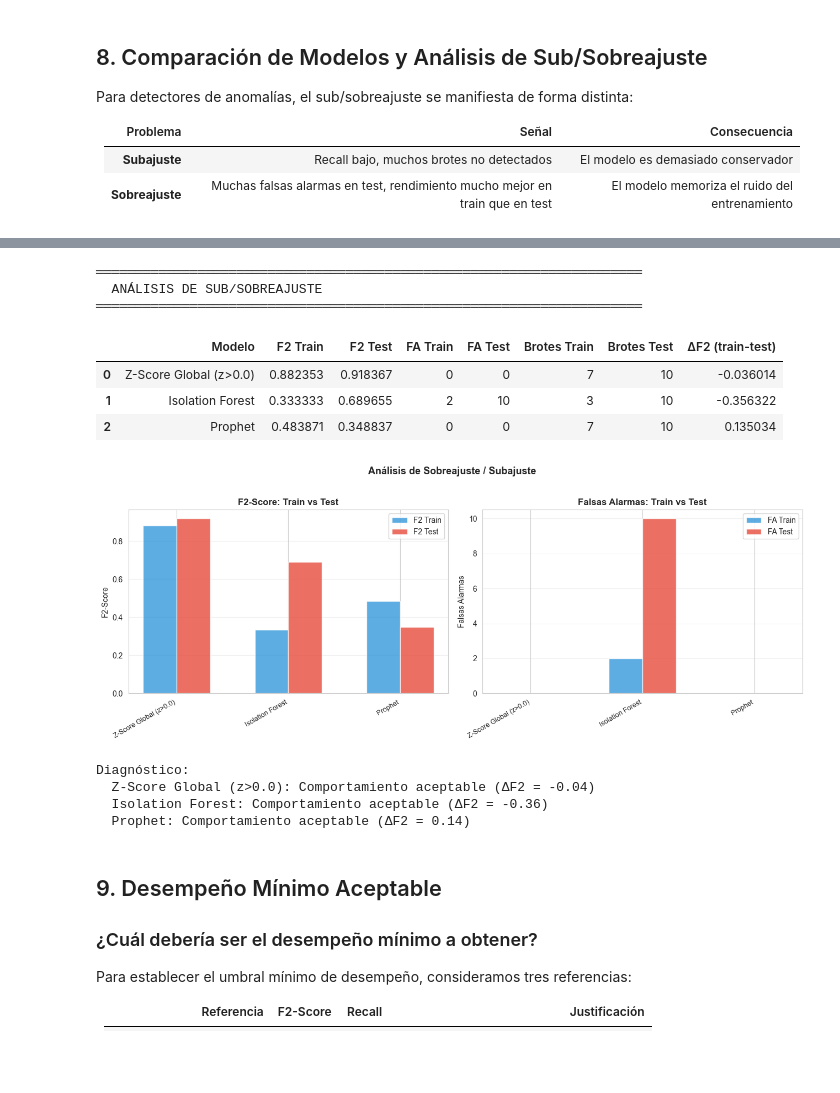
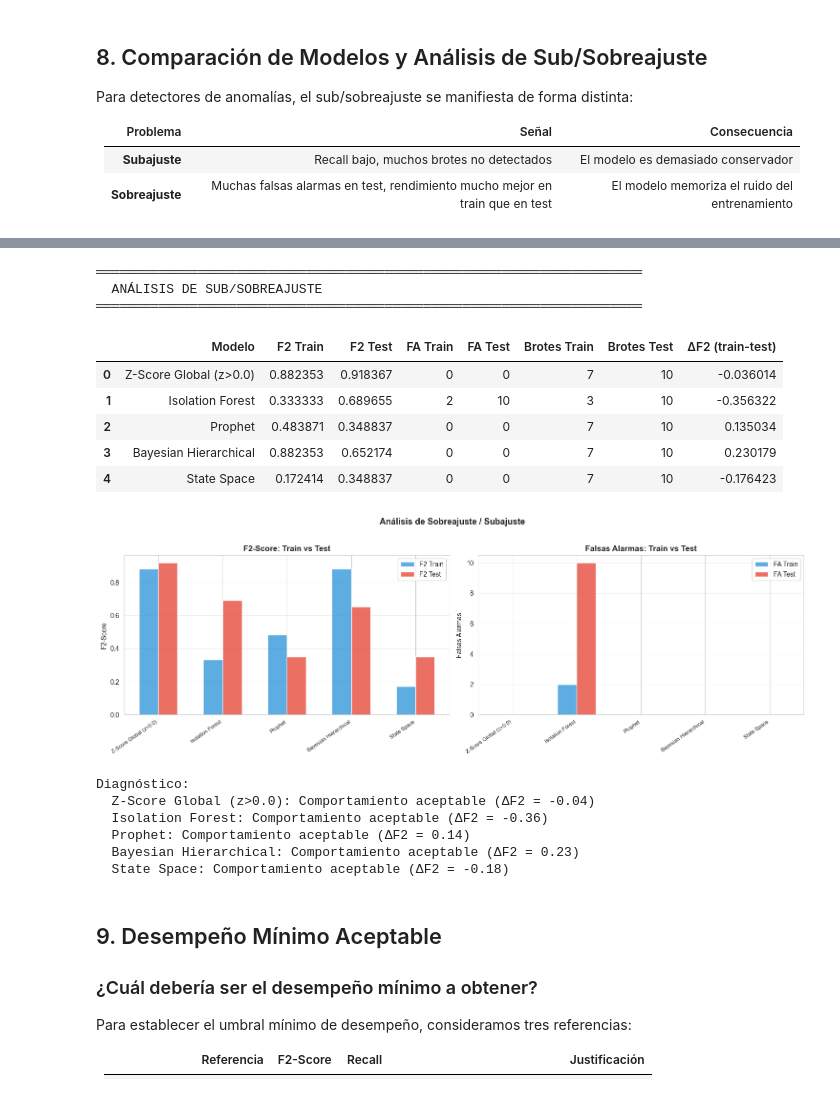
Before and after one commit to GeraP97/pi-equipo32, a Jupyter notebook: notebooks/Model Testing/zcores_isolationforest_prophet.ipynb, the cells around one changed output, grey strips where cells are left out. Saved outputs shown, nothing was run; the diff lists cells and outputs as text; code cells hidden in the pictures; blank space fills up the shorter version.

```diff
--- a/notebooks/Model Testing/zcores_isolationforest_prophet.ipynb
+++ b/notebooks/Model Testing/zcores_isolationforest_prophet.ipynb
@@ -947,7 +949,7 @@ overfit_data["ΔF2 (train-test)"] = overfit_data["F2 Train"] - overfit_data["F2
 display(overfit_data)
 
 # --- Visualización ---
-fig, axes = plt.subplots(1, 2, figsize=(13, 5))
+fig, axes = plt.subplots(1, 2, figsize=(15, 5))
 
 modelos_of = overfit_data["Modelo"].values
 x_of = np.arange(len(modelos_of))
@@ -958,7 +960,7 @@ axes[0].bar(x_of - 0.15, overfit_data["F2 Train"], 0.3,
 axes[0].bar(x_of + 0.15, overfit_data["F2 Test"], 0.3,
             label="F2 Test", color="#E74C3C", alpha=0.8)
 axes[0].set_xticks(x_of)
-axes[0].set_xticklabels(modelos_of, rotation=30, ha="right", fontsize=9)
+axes[0].set_xticklabels(modelos_of, rotation=35, ha="right", fontsize=8)
 axes[0].set_ylabel("F2-Score")
 axes[0].set_title("F2-Score: Train vs Test", fontweight="bold")
 axes[0].legend()
@@ -970,7 +972,7 @@ axes[1].bar(x_of - 0.15, overfit_data["FA Train"], 0.3,
 axes[1].bar(x_of + 0.15, overfit_data["FA Test"], 0.3,
             label="FA Test", color="#E74C3C", alpha=0.8)
 axes[1].set_xticks(x_of)
-axes[1].set_xticklabels(modelos_of, rotation=30, ha="right", fontsize=9)
+axes[1].set_xticklabels(modelos_of, rotation=35, ha="right", fontsize=8)
 axes[1].set_ylabel("Falsas Alarmas")
 axes[1].set_title("Falsas Alarmas: Train vs Test", fontweight="bold")
 axes[1].legend()
@@ -982,38 +984,42 @@ plt.show()
 
 # --- Diagnóstico ---
 print("\nDiagnóstico:")
 for _, row in overfit_data.iterrows():
     nombre = row["Modelo"]
     delta = row["ΔF2 (train-test)"]
     brotes_test = row["Brotes Test"]
     fa_test = row["FA Test"]
 
     if brotes_test == 0:
         if fa_test == 0:
             diag = "Sin falsas alarmas en test (período sin brotes)"
         else:
             diag = f"{fa_test} falsas alarmas en test sin brotes → posible sobreajuste"
     elif delta > 0.3:
         diag = f"Sobreajuste (ΔF2 = {delta:.2f})"
     elif row["F2 Train"] < 0.1:
         diag = "Subajuste (F2 Train muy bajo)"
     else:
         diag = f"Comportamiento aceptable (ΔF2 = {delta:.2f})"
 
     print(f"  {nombre}: {diag}")
 # %% [output]
 ══════════════════════════════════════════════════════════════════════
   ANÁLISIS DE SUB/SOBREAJUSTE
 ══════════════════════════════════════════════════════════════════════
 |  | Modelo | F2 Train | F2 Test | FA Train | FA Test | Brotes Train | Brotes Test | ΔF2 (train-test) |
 | 0 | Z-Score Global (z>0.0) | 0.882353 | 0.918367 | 0 | 0 | 7 | 10 | -0.036014 |
 | 1 | Isolation Forest | 0.333333 | 0.689655 | 2 | 10 | 3 | 10 | -0.356322 |
 | 2 | Prophet | 0.483871 | 0.348837 | 0 | 0 | 7 | 10 | 0.135034 |
+| 3 | Bayesian Hierarchical | 0.882353 | 0.652174 | 0 | 0 | 7 | 10 | 0.230179 |
+| 4 | State Space | 0.172414 | 0.348837 | 0 | 0 | 7 | 10 | -0.176423 |
-[figure, old version]
+[figure, new version]
 Diagnóstico:
   Z-Score Global (z>0.0): Comportamiento aceptable (ΔF2 = -0.04)
   Isolation Forest: Comportamiento aceptable (ΔF2 = -0.36)
   Prophet: Comportamiento aceptable (ΔF2 = 0.14)
+  Bayesian Hierarchical: Comportamiento aceptable (ΔF2 = 0.23)
+  State Space: Comportamiento aceptable (ΔF2 = -0.18)
 # %% [markdown]
 ## 9. Desempeño Mínimo Aceptable
 
```
Also changed, not shown: parts of 4 cells of this notebook, 2 other files.
